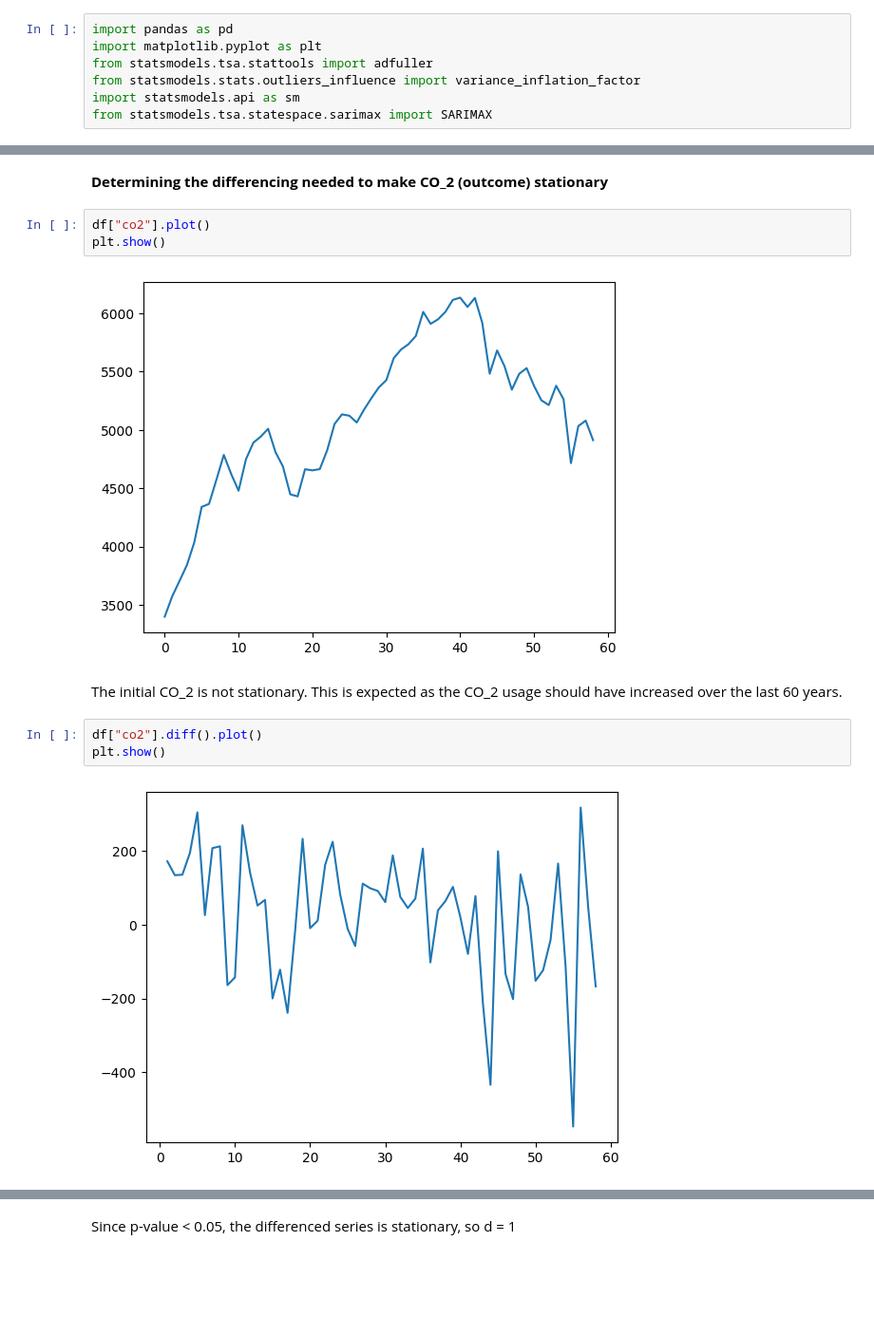
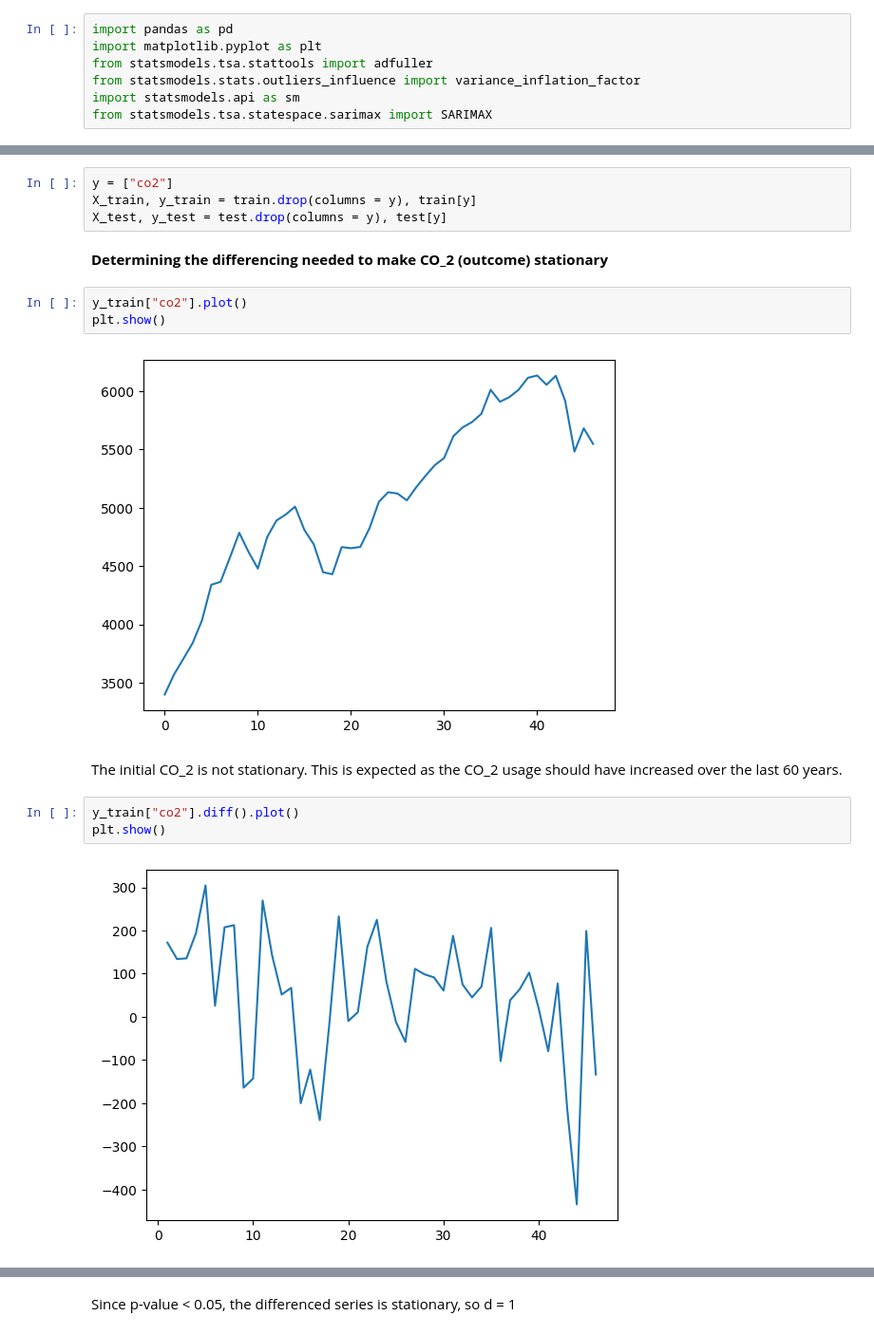
Before and after one commit to Daniel12581/Consumer-Spending-ARIMA-Modelling, a Jupyter notebook: arimax_modelling.ipynb, the cells around one changed output, grey strips where cells are left out. Shown at 95% size. Drawn from its saved outputs; the diff is of its cells as text; blank space fills up the shorter version.

```diff
--- a/arimax_modelling.ipynb
+++ b/arimax_modelling.ipynb
@@ -19,15 +25,19 @@ df.head()
+# %%
+y = ["co2"]
+X_train, y_train = train.drop(columns = y), train[y]
+X_test, y_test = test.drop(columns = y), test[y]
 # %% [markdown]
 **Determining the differencing needed to make CO_2 (outcome) stationary**
 # %%
-df["co2"].plot()
+y_train["co2"].plot()
 plt.show()
 # %% [output]
-[figure, old version]
+[figure, new version]
 # %% [markdown]
 The initial CO_2 is not stationary. This is expected as the CO_2 usage should have increased over the last 60 years.
-# %%
-df["co2"].diff().plot()
-plt.show()
-# %% [output]
-[figure, removed]
+# %%
+y_train["co2"].diff().plot()
+plt.show()
+# %% [output]
+[figure, added]
 # %% [markdown]
```
Also changed, not shown: parts of 18 cells of this notebook, 1 other file.
